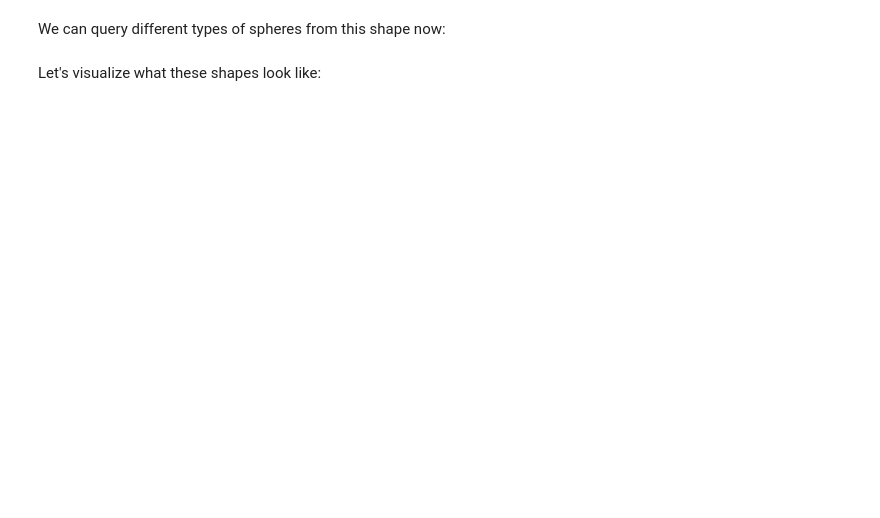
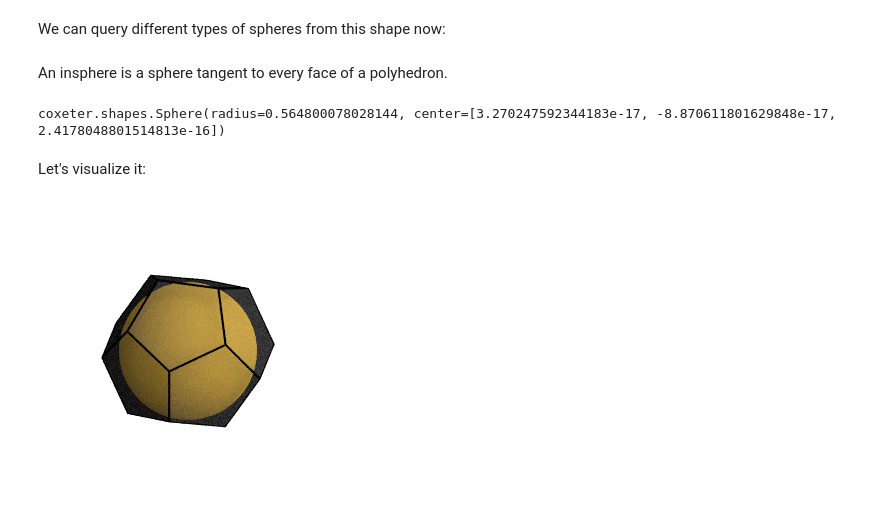
Before and after one commit to glotzerlab/coxeter, a Jupyter notebook: doc/source/examples/Spheres.ipynb, the cells around one changed output. Saved outputs shown, nothing was run; the diff lists cells and outputs as text; code cells hidden in the pictures; blank space fills up the shorter version.

Commit message:
Updated Spheres notebook in examples

```diff
--- a/doc/source/examples/Spheres.ipynb
+++ b/doc/source/examples/Spheres.ipynb
@@ -12,7 +10,7 @@ from matplotlib import pyplot as plt
 import coxeter
 # %%
-def plot_polyhedron_with_sphere(shape, insphere=True):
-    """Image a polyhedron along with a sphere contained within it."""
+def plot_polyhedron_with_sphere(shape, sphere, inside = True):
+    """Image a polyhedron along with a sphere contain it or contained within it."""
     device = fresnel.Device()
     scene = fresnel.Scene(device)
 
@@ -33,25 +31,26 @@ def plot_polyhedron_with_sphere(shape, insphere=True):
         fresnel.util.convex_polyhedron_from_vertices(shape.vertices),
         N=1,
         outline_width=0.01,
-        material=transparent_material if insphere else colored_material,
+        material=transparent_material if inside else colored_material,
     )
     primitive.color_by_face = 0.0
 
-    # Now draw the insphere within the shape.
-    sphere = fresnel.geometry.Sphere(
+    # Now draw the sphere and set its centroid.
+    draw_sphere = fresnel.geometry.Sphere(
         scene,
+        position=sphere.centroid,
         N=1,
-        material=colored_material if insphere else transparent_material,
+        material=colored_material if inside else transparent_material,
     )
 
     # Make the sphere a little bit smaller than it really is,
     # otherwise you get artifacts near the intersection of the
     # polyhedron and the insphere.
-    sphere.radius[:] = [
-        shape.insphere.radius * 0.99 if insphere else shape.circumsphere.radius * 1.01
+    draw_sphere.radius[:] = [
+        sphere.radius * 0.99 if inside else sphere.radius * 1.01
     ]
 
-    scene.camera = fresnel.camera.Orthographic.fit(scene, view="front")
+    scene.camera = fresnel.camera.Orthographic.fit(scene, view="auto")
     tracer = fresnel.tracer.Path(device=device, w=300, h=300)
     return tracer.sample(scene, samples=24, light_samples=40)
 # %% [markdown]
@@ -71,4 +78,12 @@ print(dodecahedron.maximal_centered_bounded_sphere)
+# %% [markdown]
+An insphere is a sphere tangent to every face of a polyhedron.
+# %%
+print(dodecahedron.insphere)
+# %% [output]
+coxeter.shapes.Sphere(radius=0.564800078028144, center=[3.270247592344183e-17, -8.870611801629848e-17, 2.4178048801514813e-16])
 # %% [markdown]
-Let's visualize what these shapes look like:
+Let's visualize it:
 # %%
-plot_polyhedron_with_sphere(dodecahedron)
+plot_polyhedron_with_sphere(dodecahedron, dodecahedron.insphere, True)
+# %% [output]
+[figure, added]
```
Also changed, not shown: parts of 13 cells of this notebook.
